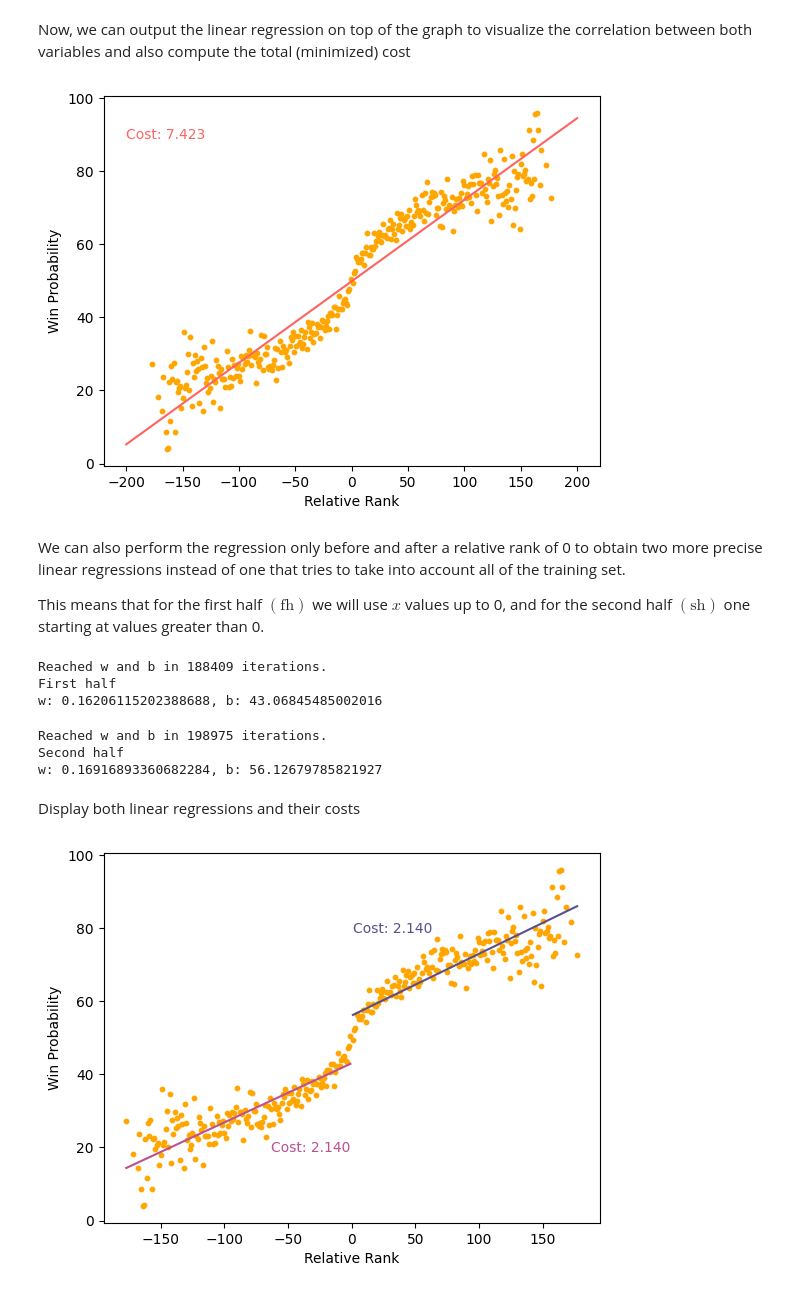
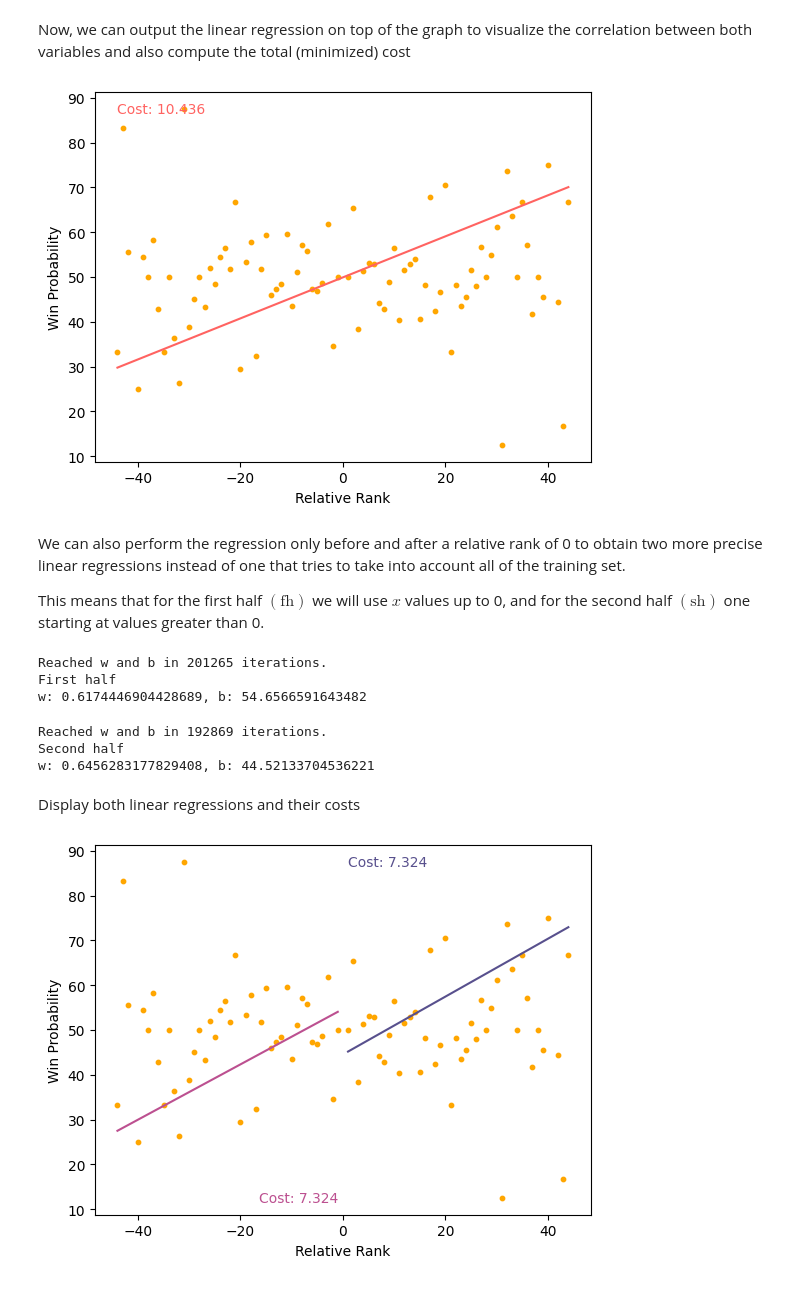
Before and after one commit to ferDMS/MOOCS, a Jupyter notebook: Supervised Machine Learning Regression and Classification/cw1.ipynb, the cells around one changed output. Drawn from its saved outputs; the diff is of its cells as text; code cells hidden in the pictures.

Commit message:
Tennis Rank Analysis

```diff
--- a/Supervised Machine Learning Regression and Classification/cw1.ipynb
+++ b/Supervised Machine Learning Regression and Classification/cw1.ipynb
@@ -103,8 +103,18 @@ Let's limit the dataset only to players in the top 200
 # %%
 # Input a condition inside the bracket operator to filter by the condition
 # Use string accessor in Date DataSeries to access string method .startswith()
-top_range = 200
-df = df[(df['Rank_1'] < top_range) & (df['Rank_2'] < top_range)]
+top_max = 100
+top_min = 150
+top_range = top_min - top_max
+min_matches = 5
+
+df = df[
+    (df['Rank_1'] <= top_min) &
+    (df['Rank_2'] <= top_min) &
+    (df['Rank_1'] >= top_max) &
+    (df['Rank_2'] >= top_max)
+]
+
 df
 # %% [output]
 |  | Player_1 | Rank_1 | Player_2 | Rank_2 | Winner |
@@ -168,10 +178,10 @@ An important note on this last calculation according to our stablished limits:
 Obtain each rank difference's total matches considering the limitations and display them in a scatter plot
 # %%
 rd_tm = {}
-for i in range(top_range):
+for i in range(top_range+1):
     if -i in rr_wins and i in rr_wins:
         total_matches = rr_wins[i] + rr_wins[-i]
-        if total_matches > 20:
+        if total_matches > min_matches:
             rd_tm[i] = total_matches
 
 plt.scatter(rd_tm.keys(), rd_tm.values(), s=10, c="#ffa600")
@@ -328,13 +338,14 @@ def lr_plot(start, stop, w, b, color):
     y_hat = np.array([linear_f(x, w, b) for x in lr_x])
     plt.plot(lr_x, y_hat, c=color)
 
+m = len(x)
 rr_wp_plot(x, y)
-lr_plot(-top_range, top_range, w_all, b_all, '#ff6361')
+lr_plot(x[0], x[m-1], w_all, b_all, '#ff6361')
 total_cost = compute_cost(x, y, w_all, b_all)
-plt.text(-top_range, 90, f"Cost: {total_cost:.{3}f}", ha='left', va='center', color='#ff6361')
+plt.text(x[0], y[m-1], f"Cost: {total_cost:.{3}f}", ha='left', va='center', color='#ff6361')
 plt.show()
 # %% [output]
-[figure, old version]
+[figure, new version]
 # %% [markdown]
 We can also perform the regression only before and after a relative rank of 0 to obtain two more precise linear regressions instead of one that tries to take into account all of the training set.
 
@@ -346,9 +357,9 @@ y_fh = y[i_fh]
 w_fh, b_fh = gradient_descent(x_fh, y_fh, w_ini, b_ini, alpha, epsilon, max_iters)
 print(f"First half\nw: {w_fh}, b: {b_fh}")
 # %% [output]
-Reached w and b in 188409 iterations.
+Reached w and b in 201265 iterations.
 First half
-w: 0.16206115202388688, b: 43.06845485002016
+w: 0.6174446904428689, b: 54.6566591643482
 # %%
 i_sh = np.where(x > 0)
 x_sh = x[i_sh]
@@ -356,22 +367,24 @@ y_sh = y[i_sh]
 w_sh, b_sh = gradient_descent(x_sh, y_sh, w_ini, b_ini, alpha, epsilon, max_iters)
 print(f"Second half\nw: {w_sh}, b: {b_sh}")
 # %% [output]
-Reached w and b in 198975 iterations.
+Reached w and b in 192869 iterations.
 Second half
-w: 0.16916893360682284, b: 56.12679785821927
+w: 0.6456283177829408, b: 44.52133704536221
 # %% [markdown]
 Display both linear regressions and their costs
 # %%
 rr_wp_plot(x_fh, y_fh)
 
+m = len(x_fh)
 lr_plot(x_fh[0], x_fh[len(x_fh)-1], w_fh, b_fh, '#bc5090')
 total_cost = compute_cost(x_fh, y_fh, w_fh, b_fh)
-plt.text(x_fh[len(x_fh)-1], 20, f"Cost: {total_cost:.{3}f}", ha='right', va='center', color='#bc5090')
+plt.text(x_fh[m-1], y_fh[0], f"Cost: {total_cost:.{3}f}", ha='right', va='center', color='#bc5090')
 
-lr_plot(x_sh[0], x_sh[len(x_sh)-1], w_sh, b_sh, '#58508d')
+m = len(x_sh)
+lr_plot(x_sh[0], x_sh[m-1], w_sh, b_sh, '#58508d')
 total_cost = compute_cost(x_sh, y_sh, w_sh, b_sh)
-plt.text(x_sh[0], 80, f"Cost: {total_cost:.{3}f}", ha='left', va='center', color='#58508d')
+plt.text(x_sh[0], y_sh[m-1], f"Cost: {total_cost:.{3}f}", ha='left', va='center', color='#58508d')
 
 plt.show()
 # %% [output]
-[figure, old version]
+[figure, new version]
```
Also changed, not shown: parts of 11 cells of this notebook, 8 other files.
